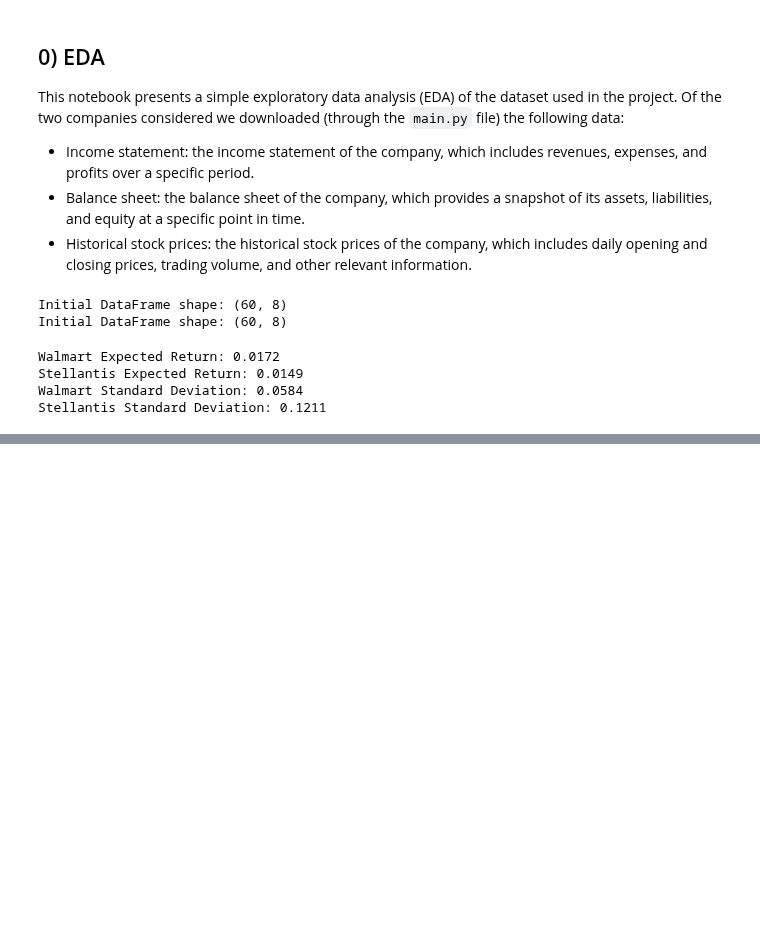
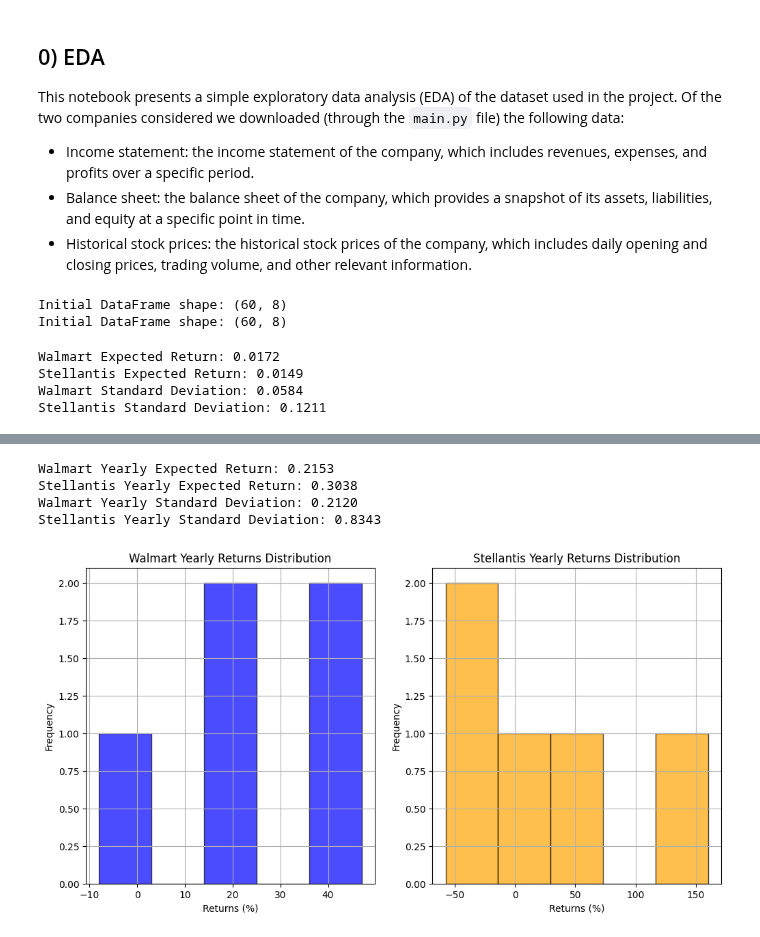
Before and after one commit to simonefilosofi/STLA-and-WMT-financial-analysis, a Jupyter notebook: 0_Dataset_Analysis.ipynb, the cells around one changed output, grey strips where cells are left out. Saved outputs shown, nothing was run; the diff lists cells and outputs as text; code cells hidden in the pictures; blank space fills up the shorter version.

```diff
--- a/0_Dataset_Analysis.ipynb
+++ b/0_Dataset_Analysis.ipynb
@@ -87,0 +88,52 @@ plt.show()
+# %%
+# Compute yearly returns
+yearly_returns= pd.DataFrame()
+
+
+# Compute the percentage change from the first to the last date of each year for Walmart
+yearly_returns.loc["Walmart", '2021'] = (walmart_df.loc[walmart_df['Date'] == '2021-05-01', 'Close'].values[0] - walmart_df.loc[walmart_df['Date'] == '2020-05-01', 'Close'].values[0]) / walmart_df.loc[walmart_df['Date'] == '2020-05-01', 'Close'].values[0]
+yearly_returns.loc["Walmart", '2022'] = (walmart_df.loc[walmart_df['Date'] == '2022-05-01', 'Close'].values[0] - walmart_df.loc[walmart_df['Date'] == '2021-05-01', 'Close'].values[0]) / walmart_df.loc[walmart_df['Date'] == '2021-05-01', 'Close'].values[0]
+yearly_returns.loc["Walmart", '2023'] = (walmart_df.loc[walmart_df['Date'] == '2023-05-01', 'Close'].values[0] - walmart_df.loc[walmart_df['Date'] == '2022-05-01', 'Close'].values[0]) / walmart_df.loc[walmart_df['Date'] == '2022-05-01', 'Close'].values[0]
+yearly_returns.loc["Walmart", '2024'] = (walmart_df.loc[walmart_df['Date'] == '2024-05-01', 'Close'].values[0] - walmart_df.loc[walmart_df['Date'] == '2023-05-01', 'Close'].values[0]) / walmart_df.loc[walmart_df['Date'] == '2023-05-01', 'Close'].values[0]
+yearly_returns.loc["Walmart", '2025'] = (walmart_df.loc[walmart_df['Date'] == '2025-04-01', 'Close'].values[0] - walmart_df.loc[walmart_df['Date'] == '2024-05-01', 'Close'].values[0]) / walmart_df.loc[walmart_df['Date'] == '2024-05-01', 'Close'].values[0]
+
+# Compute the percentage change from the first to the last date of each year for Stellantis
+yearly_returns.loc["Stellantis", '2021'] = (stellantis_df.loc[stellantis_df['Date'] == '2021-05-01', 'Close'].values[0] - stellantis_df.loc[stellantis_df['Date'] == '2020-05-01', 'Close'].values[0]) / stellantis_df.loc[stellantis_df['Date'] == '2020-05-01', 'Close'].values[0]
+yearly_returns.loc["Stellantis", '2022'] = (stellantis_df.loc[stellantis_df['Date'] == '2022-05-01', 'Close'].values[0] - stellantis_df.loc[stellantis_df['Date'] == '2021-05-01', 'Close'].values[0]) / stellantis_df.loc[stellantis_df['Date'] == '2021-05-01', 'Close'].values[0]
+yearly_returns.loc["Stellantis", '2023'] = (stellantis_df.loc[stellantis_df['Date'] == '2023-05-01', 'Close'].values[0] - stellantis_df.loc[stellantis_df['Date'] == '2022-05-01', 'Close'].values[0]) / stellantis_df.loc[stellantis_df['Date'] == '2022-05-01', 'Close'].values[0]
+yearly_returns.loc["Stellantis", '2024'] = (stellantis_df.loc[stellantis_df['Date'] == '2024-05-01', 'Close'].values[0] - stellantis_df.loc[stellantis_df['Date'] == '2023-05-01', 'Close'].values[0]) / stellantis_df.loc[stellantis_df['Date'] == '2023-05-01', 'Close'].values[0]
+yearly_returns.loc["Stellantis", '2025'] = (stellantis_df.loc[stellantis_df['Date'] == '2025-04-01', 'Close'].values[0] - stellantis_df.loc[stellantis_df['Date'] == '2024-05-01', 'Close'].values[0]) / stellantis_df.loc[stellantis_df['Date'] == '2024-05-01', 'Close'].values[0]
+# %%
+# Compute relevant statistics
+walmart_yearly_expected_return = yearly_returns.loc["Walmart"].mean()
+stellantis_yearly_expected_return = yearly_returns.loc["Stellantis"].mean()
+walmart_yearly_std_dev = yearly_returns.loc["Walmart"].std()
+stellantis_yearly_std_dev = yearly_returns.loc["Stellantis"].std()
+
+# Displaying relevant statistics
+print(f"Walmart Yearly Expected Return: {walmart_yearly_expected_return:.4f}")
+print(f"Stellantis Yearly Expected Return: {stellantis_yearly_expected_return:.4f}")
+print(f"Walmart Yearly Standard Deviation: {walmart_yearly_std_dev:.4f}")
+print(f"Stellantis Yearly Standard Deviation: {stellantis_yearly_std_dev:.4f}")
+
+# Plotting the histograms of the yearly returns with bin borders
+plt.figure(figsize=(12, 6))
+plt.subplot(1, 2, 1)
+plt.hist(yearly_returns.loc["Walmart"]*100, bins=5, color='blue', alpha=0.7, edgecolor='black')
+plt.title('Walmart Yearly Returns Distribution')
+plt.xlabel('Returns (%)')
+plt.ylabel('Frequency')
+plt.grid()
+
+plt.subplot(1, 2, 2)
+plt.hist(yearly_returns.loc["Stellantis"]*100, bins=5, color='orange', alpha=0.7, edgecolor='black')
+plt.title('Stellantis Yearly Returns Distribution')
+plt.xlabel('Returns (%)')
+plt.ylabel('Frequency')
+plt.grid()
+# %% [output]
+Walmart Yearly Expected Return: 0.2153
+Stellantis Yearly Expected Return: 0.3038
+Walmart Yearly Standard Deviation: 0.2120
+Stellantis Yearly Standard Deviation: 0.8343
+[figure, added]
```
Also changed, not shown: parts of 1 cell of this notebook, 1 other file.
